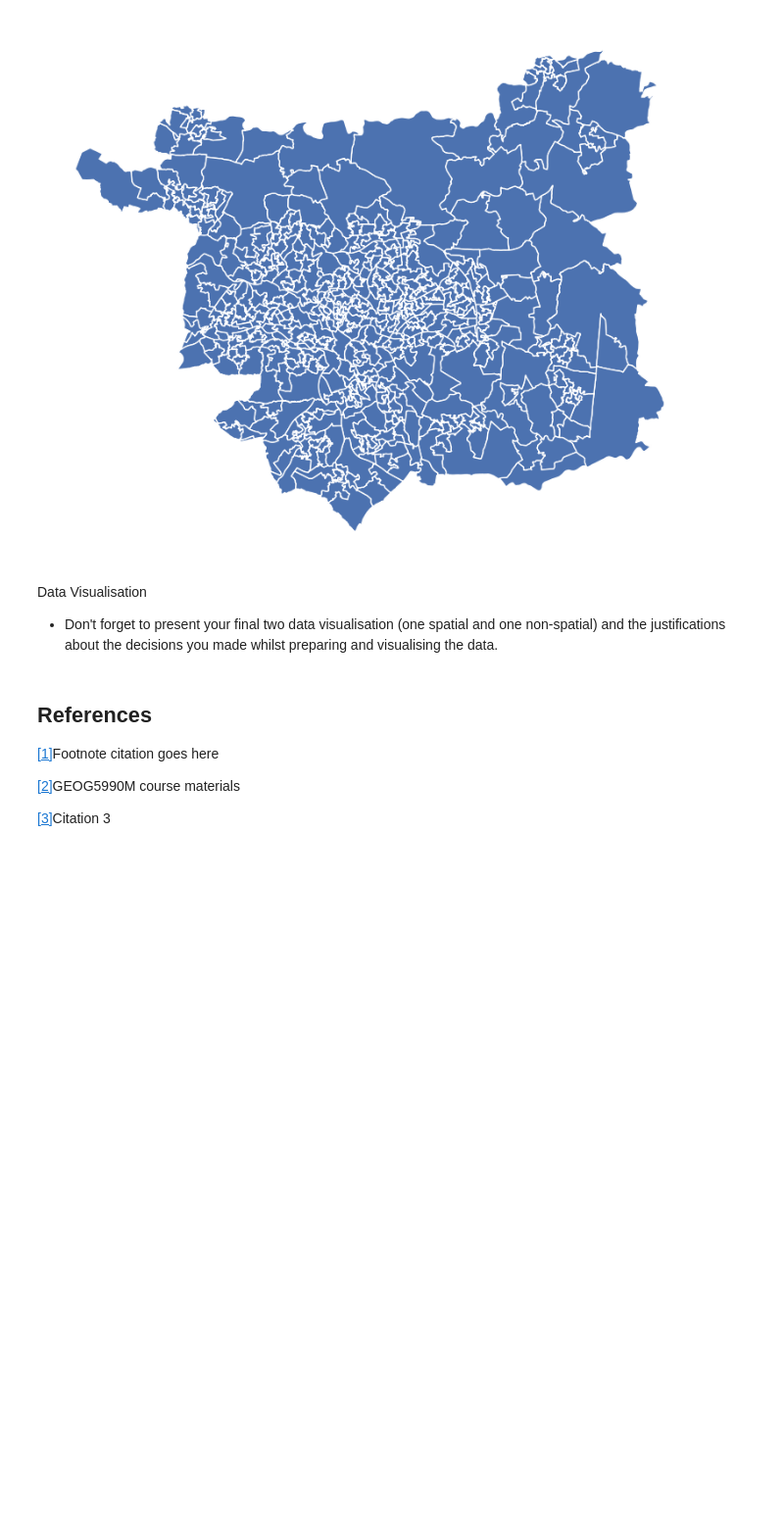
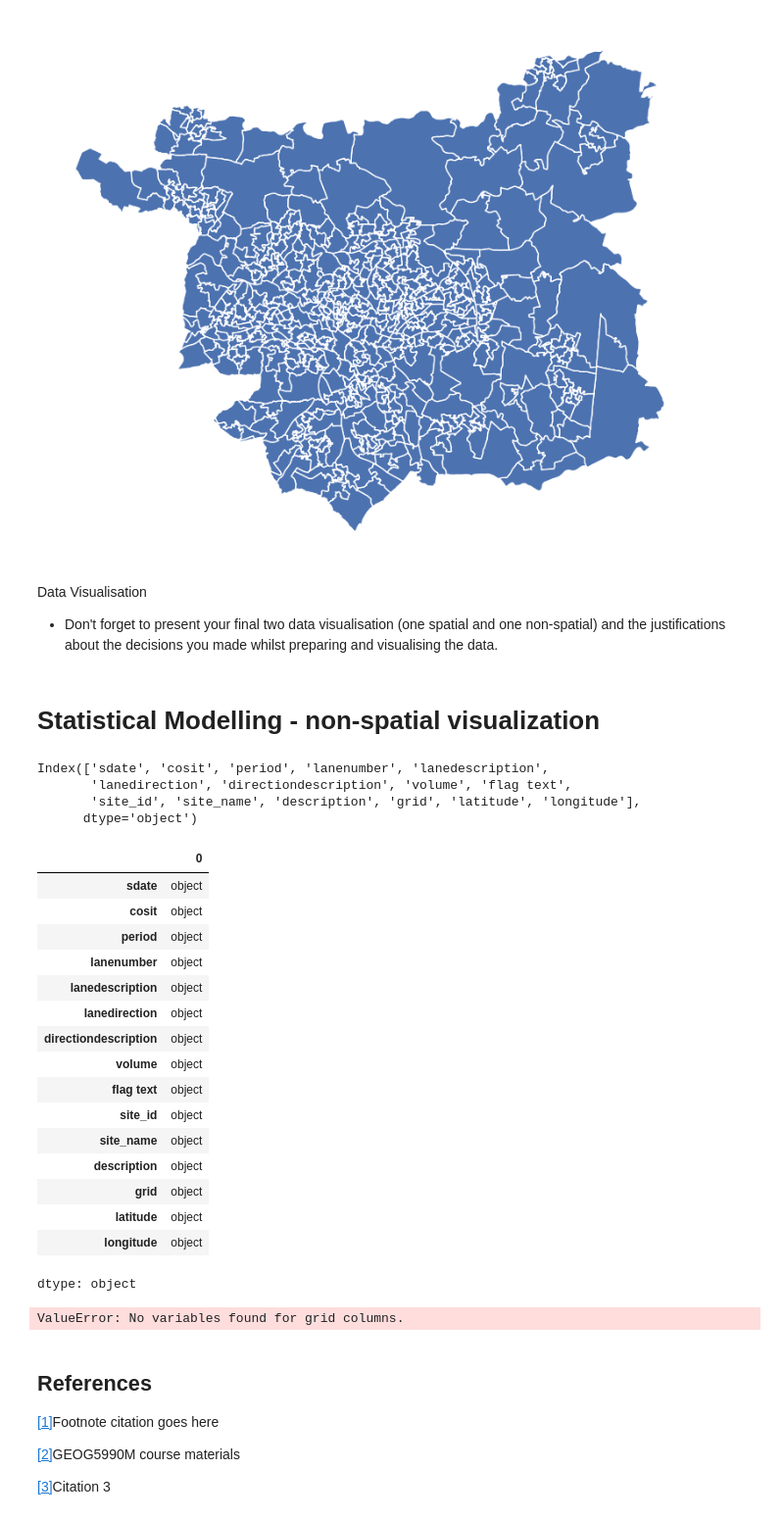
Before and after one commit to shannondill/GEOG5990M, a Jupyter notebook: SecondDraft_GEOG5990M_FinalProject.ipynb, the cells around one changed output. Shown at 98% size. Cells and saved outputs as stored; diff of their text form; code cells hidden in the pictures; blank space fills up the shorter version.

```diff
--- a/SecondDraft_GEOG5990M_FinalProject.ipynb
+++ b/SecondDraft_GEOG5990M_FinalProject.ipynb
@@ -201,3 +233,36 @@ plt.show()
 # %% [markdown]
 Data Visualisation
 - Don't forget to present your final two data visualisation (one spatial and one non-spatial) and the justifications about the decisions you made whilst preparing and visualising the data.
+# %% [markdown]
+# Statistical Modelling - non-spatial visualization
+# %%
+cycleleeds24.columns
+# %% [output]
+Index(['sdate', 'cosit', 'period', 'lanenumber', 'lanedescription',
+       'lanedirection', 'directiondescription', 'volume', 'flag text',
+       'site_id', 'site_name', 'description', 'grid', 'latitude', 'longitude'],
+      dtype='object')
+# %%
+cycleleeds24.dtypes
+# %% [output]
+|  | 0 |
+| sdate | object |
+| cosit | object |
+| period | object |
+| lanenumber | object |
+| lanedescription | object |
+| lanedirection | object |
+| directiondescription | object |
+| volume | object |
+| flag text | object |
+| site_id | object |
+| site_name | object |
+| description | object |
+| grid | object |
+| latitude | object |
+| longitude | object |
+dtype: object
+# %%
+sns.pairplot(cycleleeds24);
+# %% [output]
+ValueError: No variables found for grid columns.
```
Also changed, not shown: parts of 15 cells of this notebook.
